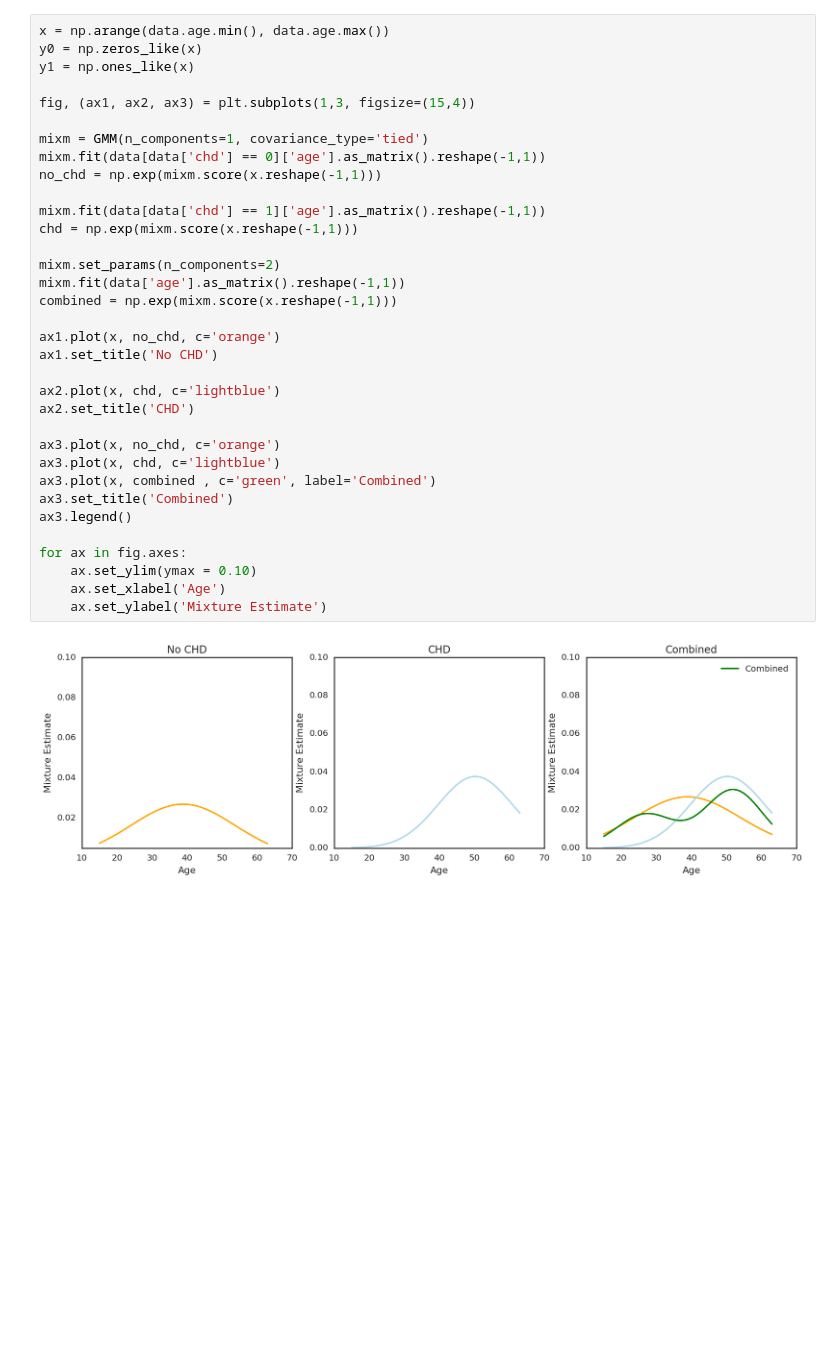
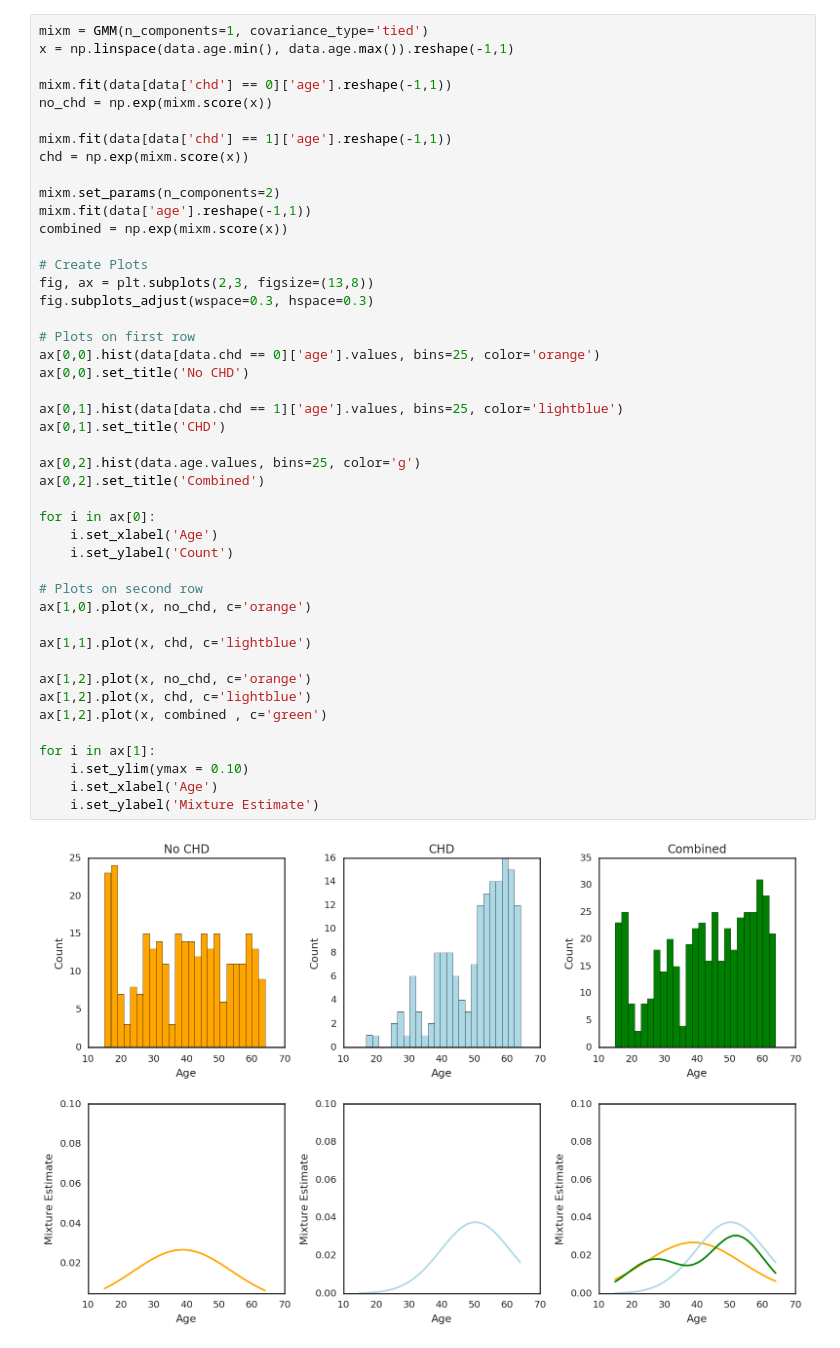
Before and after one commit to AI-Stuff/Various-Machine-Learning-bits, a Jupyter notebook: Gaussian.Mixture.Models.ipynb, the cells around one changed output. Drawn from its saved outputs; the diff is of its cells as text; blank space fills up the shorter version.

```diff
--- a/Gaussian.Mixture.Models.ipynb
+++ b/Gaussian.Mixture.Models.ipynb
@@ -59,36 +50,47 @@ for ax in fig.axes:
 # %%
-x = np.arange(data.age.min(), data.age.max())
-y0 = np.zeros_like(x)
-y1 = np.ones_like(x)
+mixm = GMM(n_components=1, covariance_type='tied')
+x = np.linspace(data.age.min(), data.age.max()).reshape(-1,1)
 
-fig, (ax1, ax2, ax3) = plt.subplots(1,3, figsize=(15,4))
+mixm.fit(data[data['chd'] == 0]['age'].reshape(-1,1))
+no_chd = np.exp(mixm.score(x))
 
-mixm = GMM(n_components=1, covariance_type='tied')
-mixm.fit(data[data['chd'] == 0]['age'].as_matrix().reshape(-1,1))
-no_chd = np.exp(mixm.score(x.reshape(-1,1)))
-
-mixm.fit(data[data['chd'] == 1]['age'].as_matrix().reshape(-1,1))
-chd = np.exp(mixm.score(x.reshape(-1,1)))
+mixm.fit(data[data['chd'] == 1]['age'].reshape(-1,1))
+chd = np.exp(mixm.score(x))
 
 mixm.set_params(n_components=2)
-mixm.fit(data['age'].as_matrix().reshape(-1,1))
-combined = np.exp(mixm.score(x.reshape(-1,1)))
+mixm.fit(data['age'].reshape(-1,1))
+combined = np.exp(mixm.score(x))
 
-ax1.plot(x, no_chd, c='orange')
-ax1.set_title('No CHD')
+# Create Plots
+fig, ax = plt.subplots(2,3, figsize=(13,8))
+fig.subplots_adjust(wspace=0.3, hspace=0.3)
 
-ax2.plot(x, chd, c='lightblue')
-ax2.set_title('CHD')
+# Plots on first row
+ax[0,0].hist(data[data.chd == 0]['age'].values, bins=25, color='orange')
+ax[0,0].set_title('No CHD')
 
-ax3.plot(x, no_chd, c='orange')
-ax3.plot(x, chd, c='lightblue')
-ax3.plot(x, combined , c='green', label='Combined')
-ax3.set_title('Combined')
-ax3.legend()
+ax[0,1].hist(data[data.chd == 1]['age'].values, bins=25, color='lightblue')
+ax[0,1].set_title('CHD')
 
-for ax in fig.axes:
-    ax.set_ylim(ymax = 0.10)
-    ax.set_xlabel('Age')
-    ax.set_ylabel('Mixture Estimate')
+ax[0,2].hist(data.age.values, bins=25, color='g')
+ax[0,2].set_title('Combined')
+
+for i in ax[0]:
+    i.set_xlabel('Age')
+    i.set_ylabel('Count')
+
+# Plots on second row
+ax[1,0].plot(x, no_chd, c='orange')
+
+ax[1,1].plot(x, chd, c='lightblue')
+
+ax[1,2].plot(x, no_chd, c='orange')
+ax[1,2].plot(x, chd, c='lightblue')
+ax[1,2].plot(x, combined , c='green')
+
+for i in ax[1]:
+    i.set_ylim(ymax = 0.10)
+    i.set_xlabel('Age')
+    i.set_ylabel('Mixture Estimate')
 # %% [output]
-[figure, old version]
+[figure, new version]
```
Also changed, not shown: parts of 11 cells of this notebook, 2 other files.
